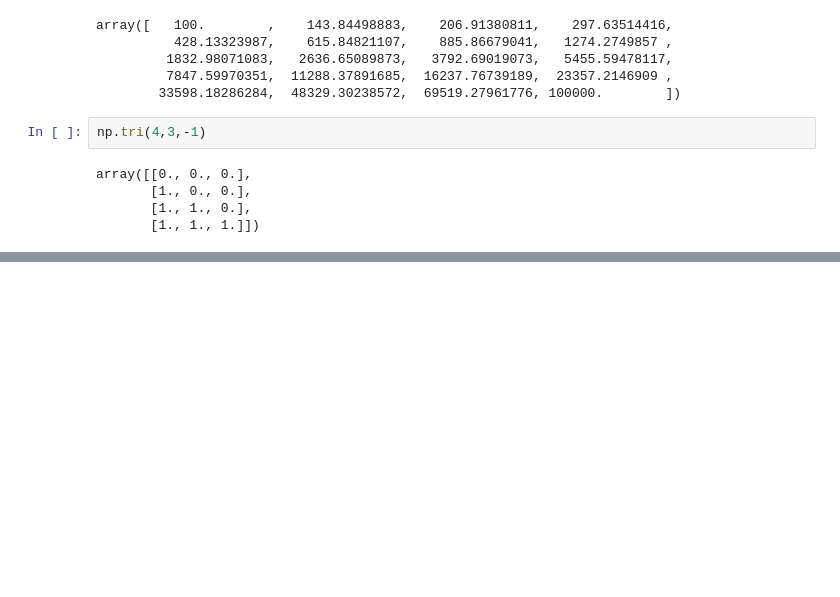
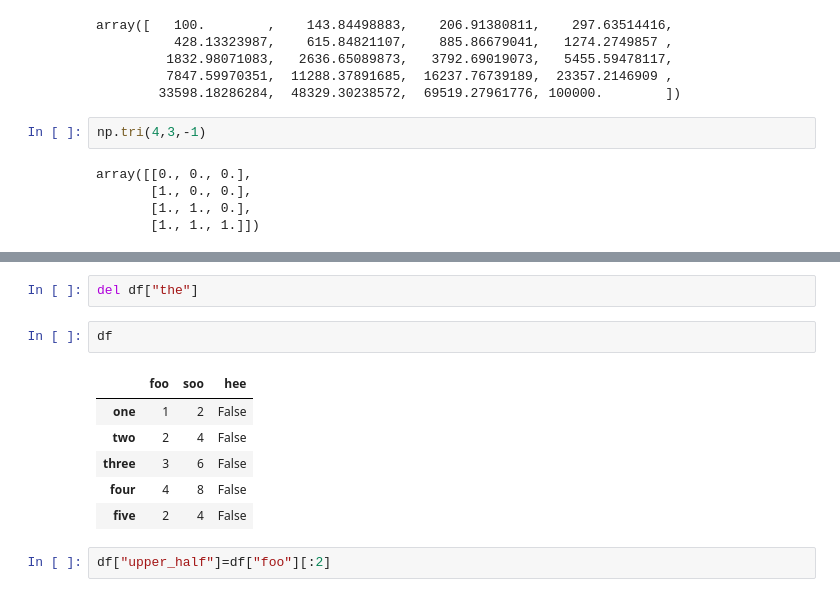
Before and after one commit to SagunBastola/practice, a Jupyter notebook: Untitled2.ipynb, the cells around one changed output, grey strips where cells are left out. Saved outputs shown, nothing was run; the diff lists cells and outputs as text; blank space fills up the shorter version.

```diff
--- a/Untitled2.ipynb
+++ b/Untitled2.ipynb
@@ -574,0 +879,13 @@ array([[0., 0., 0.],
+# %%
+del df["the"]
+# %%
+df
+# %% [output]
+|  | foo | soo | hee |
+| one | 1 | 2 | False |
+| two | 2 | 4 | False |
+| three | 3 | 6 | False |
+| four | 4 | 8 | False |
+| five | 2 | 4 | False |
+# %%
+df["upper_half"]=df["foo"][:2]
```
Also changed, not shown: parts of 51 cells of this notebook.
